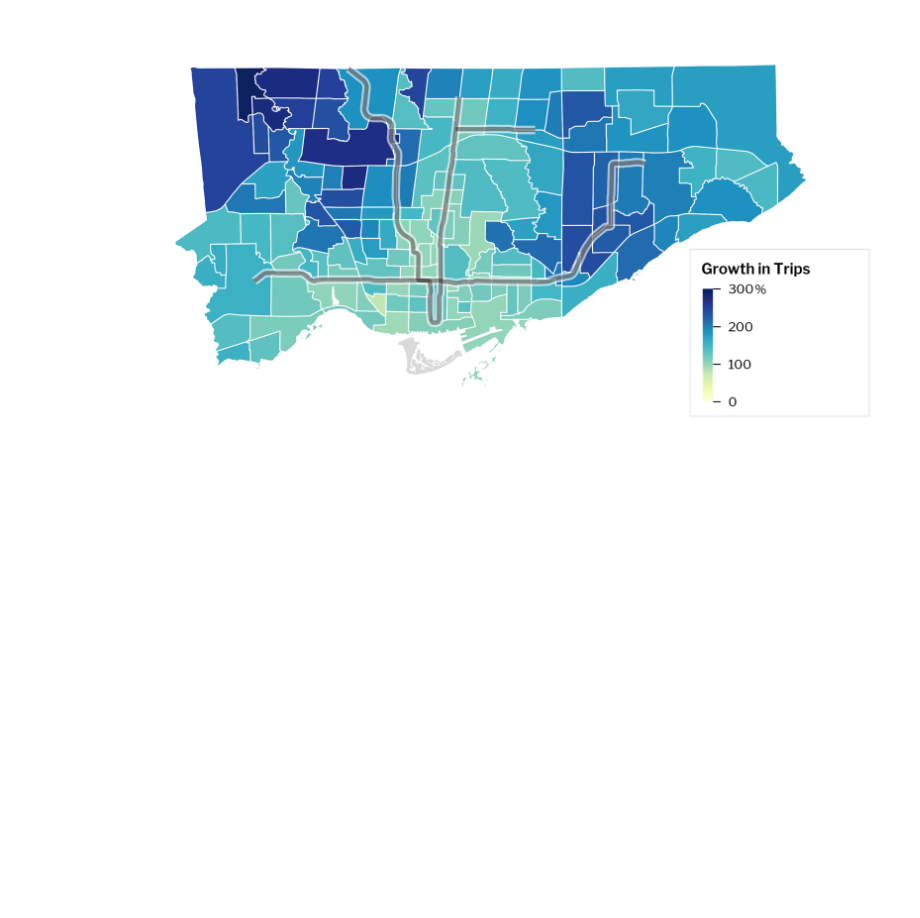
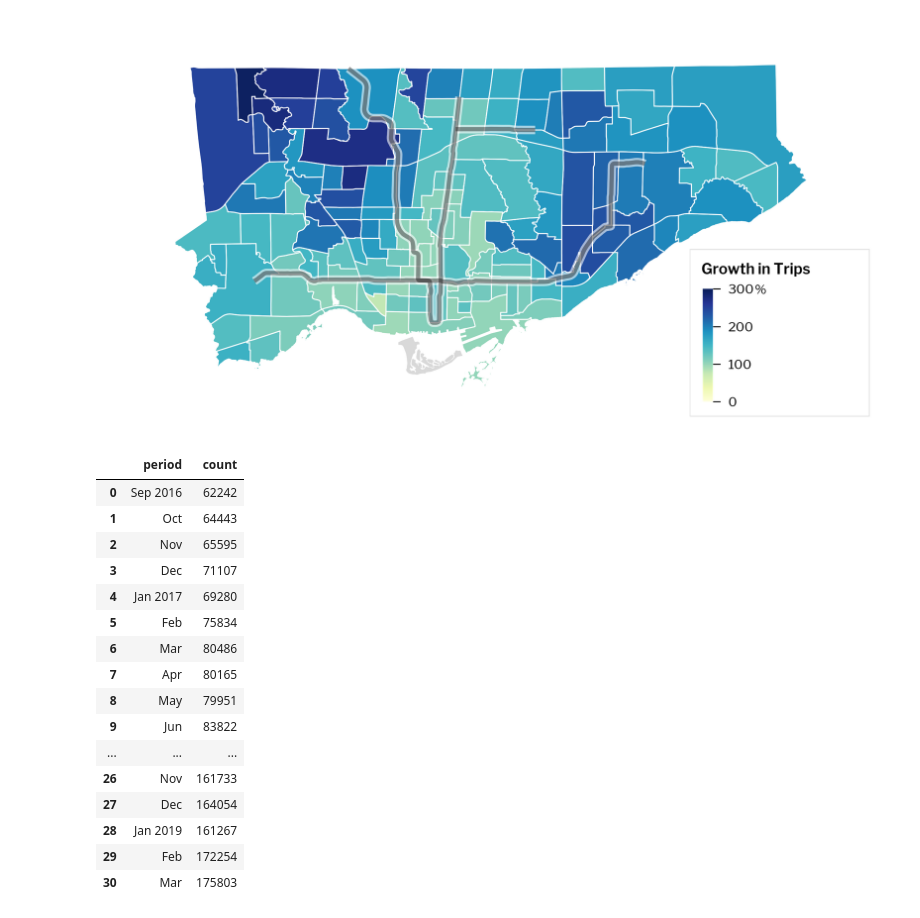
Before and after one commit to CityofToronto/bdit_python_utilities, a Jupyter notebook: charts/module_test.ipynb, the cells around one changed output. Saved outputs shown, nothing was run; the diff lists cells and outputs as text; code cells hidden in the pictures; blank space fills up the shorter version.

```diff
--- a/charts/module_test.ipynb
+++ b/charts/module_test.ipynb
@@ -75,0 +93,20 @@ fig, ax = vfh_charts.charts.chloro_map(con, data, subway = True, lower = 0, uppe
+# %%
+total
+# %% [output]
+|  | period | count |
+| 0 | Sep 2016 | 62242 |
+| 1 | Oct | 64443 |
+| 2 | Nov | 65595 |
+| 3 | Dec | 71107 |
+| 4 | Jan 2017 | 69280 |
+| 5 | Feb | 75834 |
+| 6 | Mar | 80486 |
+| 7 | Apr | 80165 |
+| 8 | May | 79951 |
+| 9 | Jun | 83822 |
+| ... | ... | ... |
+| 26 | Nov | 161733 |
+| 27 | Dec | 164054 |
+| 28 | Jan 2019 | 161267 |
+| 29 | Feb | 172254 |
+| 30 | Mar | 175803 |
```
Also changed, not shown: parts of 7 cells of this notebook, 2 other files.
